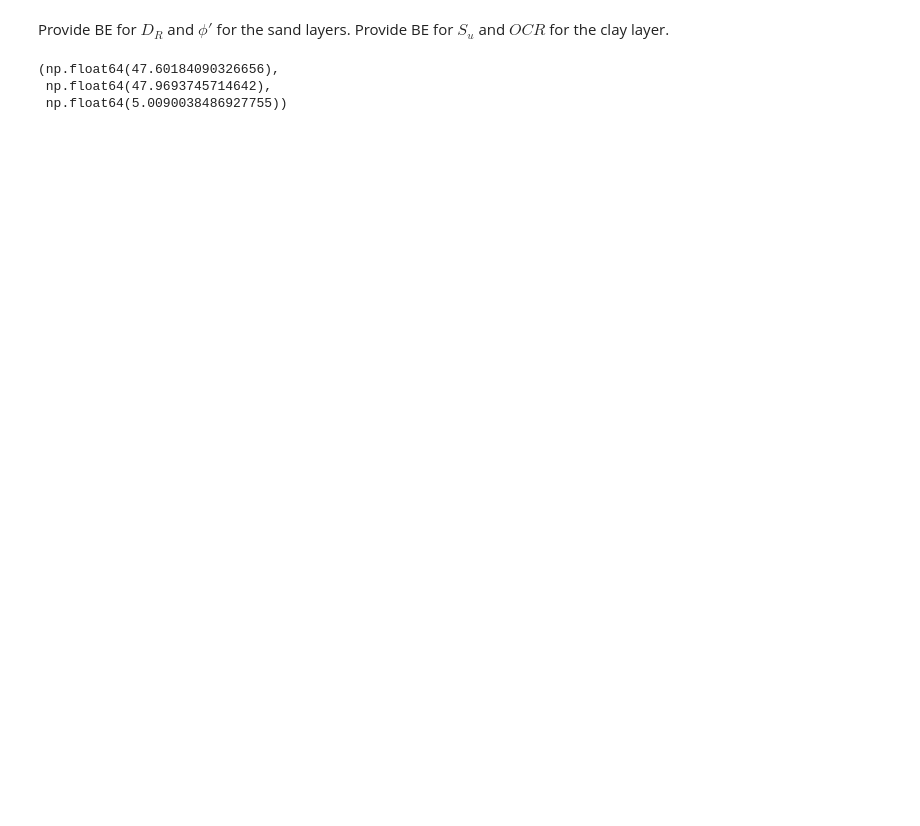
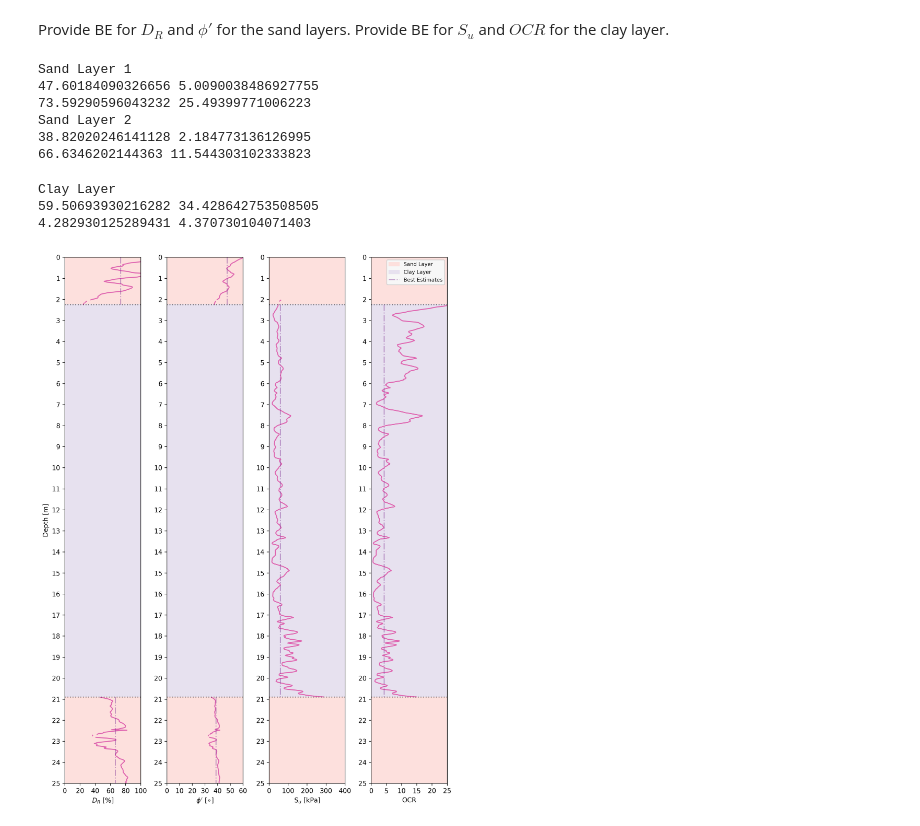
Before and after one commit to bKeungAuyeung/CE444-HW3, a Jupyter notebook: bAuyeung_HW3-code_CE444.ipynb, the cells around one changed output. Cells and saved outputs as stored; diff of their text form; code cells hidden in the pictures; blank space fills up the shorter version.

```diff
--- a/bAuyeung_HW3-code_CE444.ipynb
+++ b/bAuyeung_HW3-code_CE444.ipynb
@@ -392,8 +358,17 @@ Provide BE for $D_R$ and $\phi'$ for the sand layers. Provide BE for $S_u$ and $
 sand_layer_1 = p6data[p6data['z [m]'] < 2.25]
 sand_layer_2 = p6data[p6data['z [m]'] > 20.9]
 
-np.nanmean(sand_layer_1['phi [deg]']), np.nanmedian(sand_layer_1['phi [deg]']), np.nanstd(sand_layer_1['phi [deg]'])
+print('Sand Layer 1')
+print(np.nanmean(sand_layer_1['phi [deg]']), np.nanstd(sand_layer_1['phi [deg]']))
+print(np.nanmean(sand_layer_1['DR [%]']), np.nanstd(sand_layer_1['DR [%]']))
+
+print('Sand Layer 2')
+print(np.nanmean(sand_layer_2['phi [deg]']), np.nanstd(sand_layer_2['phi [deg]']))
+print(np.nanmean(sand_layer_2['DR [%]']), np.nanstd(sand_layer_2['DR [%]']))
 # %% [output]
-(np.float64(47.60184090326656),
- np.float64(47.9693745714642),
- np.float64(5.0090038486927755))
+Sand Layer 1
+47.60184090326656 5.0090038486927755
+73.59290596043232 25.49399771006223
+Sand Layer 2
+38.82020246141128 2.184773136126995
+66.6346202144363 11.544303102333823
@@ -399,0 +378,60 @@ np.nanmean(sand_layer_1['phi [deg]']), np.nanmedian(sand_layer_1['phi [deg]']),
+# %%
+clay_layer = p6data[(p6data['z [m]'] > 2.25) & (p6data['z [m]'] < 20.9)]
+
+print('Clay Layer')
+print(np.nanmean(clay_layer['Su [kPa]']), np.nanstd(clay_layer['Su [kPa]']))
+print(np.nanmedian(clay_layer['OCR']), np.nanstd(clay_layer['OCR']))
+# %% [output]
+Clay Layer
+59.50693930216282 34.428642753508505
+4.282930125289431 4.370730104071403
+# %%
+# plot values: qt, fs, veStress, Ic
+
+fig, ax = plt.subplots(1,4, figsize=(9,12), tight_layout=True, dpi=300)
+ax[0].plot(p6data['DR [%]'], p6data['z [m]'], color = "#df65b0", marker='None', linestyle='-')
+ax[1].plot(p6data['phi [deg]'], p6data['z [m]'], color = "#df65b0", marker='None', linestyle='-')
+ax[2].plot(p6data['Su [kPa]'], p6data['z [m]'], color = "#df65b0", marker='None', linestyle='-')
+ax[3].plot(p6data['OCR'], p6data['z [m]'], color = "#df65b0", marker='None', linestyle='-')
+
+for i in range(4):
+    ax[i].set_ylim(0,25)
+    ax[i].set_yticks(np.arange(0,26,1))
+    ax[i].invert_yaxis()
+    ax[i].hlines(2.25, 0, 1000, color = 'black', alpha =0.5, linestyles = ':')
+    ax[i].hlines(20.9, 0, 1000, color = 'black', alpha =0.5, linestyles = ':')
+    ax[i].fill_betweenx([0, 2.25], 0, 1000, color = '#fde0dd', label = 'Sand Layer')
+    ax[i].fill_betweenx([2.25, 20.9], 0, 1000, color = '#e7e1ef', label = 'Clay Layer')
+    ax[i].fill_betweenx([20.9, 25], 0, 1000, color = '#fde0dd')
+
+ax[0].set_ylabel('Depth [m]')
+ax[0].set_xlabel('$D_R$ [%]')
+ax[1].set_xlabel("$\\phi'$ [$\\circ$]")
+ax[2].set_xlabel("S$_u$ [kPa]")
+ax[3].set_xlabel('OCR')
+
+ax[0].vlines(np.nanmean(sand_layer_1['DR [%]']), 0, 2.25, color = '#88419d', alpha =0.5, linestyles = '-.')
+ax[0].vlines(np.nanmean(sand_layer_2['DR [%]']), 20.9, 25, color = '#88419d', alpha =0.5, linestyles = '-.')
+ax[1].vlines(np.nanmean(sand_layer_1['phi [deg]']), 0, 2.25, color = '#88419d', alpha =0.5, linestyles = '-.')
+ax[1].vlines(np.nanmean(sand_layer_2['phi [deg]']), 20.9, 25, color = '#88419d', alpha =0.5, linestyles = '-.')
+
+ax[2].vlines(np.nanmean(clay_layer['Su [kPa]']), 2.25, 20.9, color = '#88419d', alpha =0.5, linestyles = '-.')
+ax[3].vlines(np.nanmedian(clay_layer['OCR']), 2.25, 20.9, color = '#88419d', alpha =0.5, linestyles = '-.', label = "Best Estimates")
+
+
+ax[3].legend(frameon=True, loc='upper right', fontsize=8, framealpha=1, facecolor = '#f7f7f7')
+
+
+
+ax[0].set_xlim(0, 100)
+ax[0].set_xticks(np.arange(0,101,20))
+ax[1].set_xlim(0, 60)
+ax[1].set_xticks([0, 10, 20, 30, 40, 50, 60])
+ax[2].set_xlim(0, 400)
+ax[2].set_xticks([0, 100, 200, 300, 400])
+ax[3].set_xlim(0, 25)
+ax[3].set_xticks([0, 5, 10, 15, 20, 25])
+
+plt.show()
+# %% [output]
+[figure, added]
```
Also changed, not shown: parts of 3 cells of this notebook.
